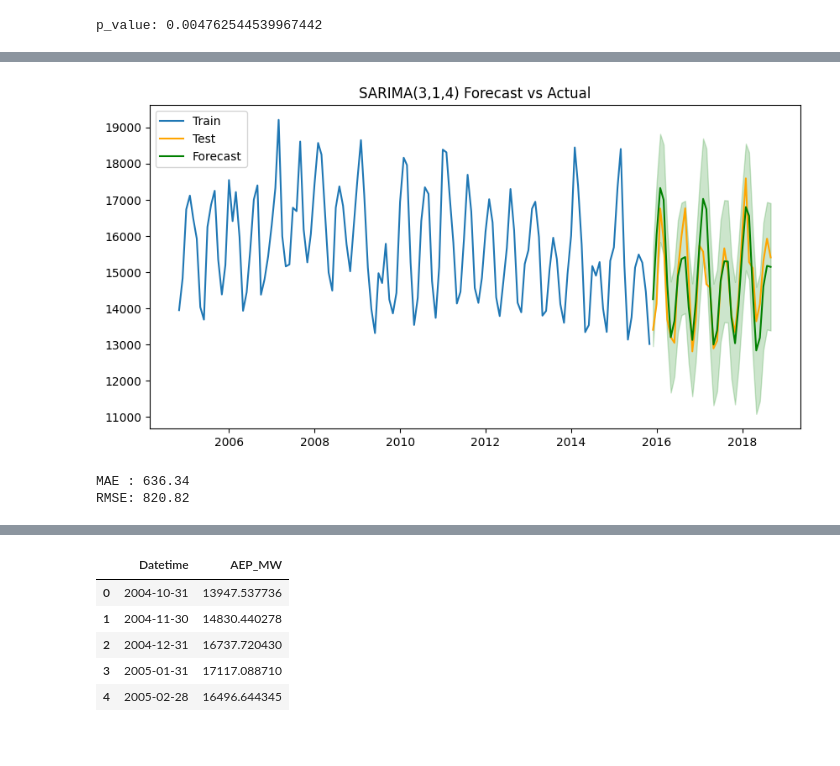
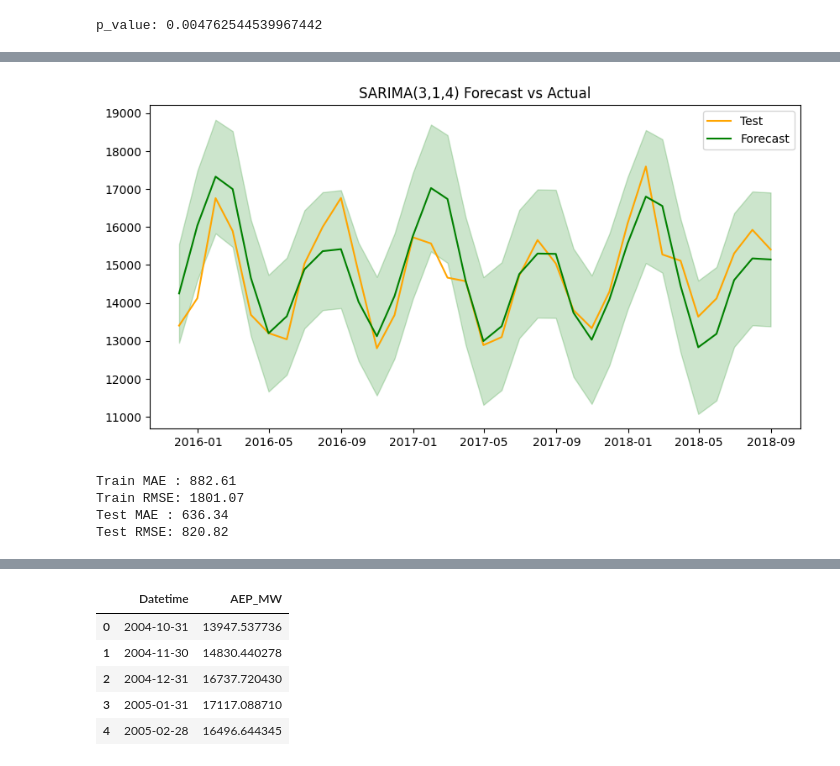
Before and after one commit to victorouma1/Machine-Learning-2-Capstone, a Jupyter notebook: main.ipynb, the cells around one changed output, grey strips where cells are left out. Drawn from its saved outputs; the diff is of its cells as text; code cells hidden in the pictures.

```diff
--- a/main.ipynb
+++ b/main.ipynb
@@ -231,23 +233,29 @@ conf_int = forecast_obj.conf_int()
 # %%
 plt.figure(figsize=(10,5))
-plt.plot(train_dataset.index, train_dataset['AEP_MW'], label='Train')
+#plt.plot(train_dataset.index, train_dataset['AEP_MW'], label='Train')
 plt.plot(test_dataset.index, test_dataset['AEP_MW'], label='Test', color='orange')
 plt.plot(y_pred.index, y_pred, label='Forecast', color='green')
 plt.fill_between(conf_int.index,
                  conf_int.iloc[:,0],
                  conf_int.iloc[:,1],
                  color='green', alpha=0.2)
 plt.legend()
 plt.title('SARIMA(3,1,4) Forecast vs Actual')
 plt.show()
 # %% [output]
-[figure, old version]
+[figure, new version]
 # %%
 mae = mean_absolute_error(test_dataset['AEP_MW'], y_pred)
 rmse = np.sqrt(mean_squared_error(test_dataset['AEP_MW'], y_pred))
+mae_train = mean_absolute_error(train_dataset['AEP_MW'], y_pred_train)
+rmse_train = np.sqrt(mean_squared_error(train_dataset['AEP_MW'], y_pred_train))
 
-print(f"MAE : {mae:.2f}")
-print(f"RMSE: {rmse:.2f}")
+print(f"Train MAE : {mae_train:.2f}")
+print(f"Train RMSE: {rmse_train:.2f}")
+print(f"Test MAE : {mae:.2f}")
+print(f"Test RMSE: {rmse:.2f}")
 # %% [output]
-MAE : 636.34
-RMSE: 820.82
+Train MAE : 882.61
+Train RMSE: 1801.07
+Test MAE : 636.34
+Test RMSE: 820.82
```
Also changed, not shown: parts of 46 cells of this notebook.
